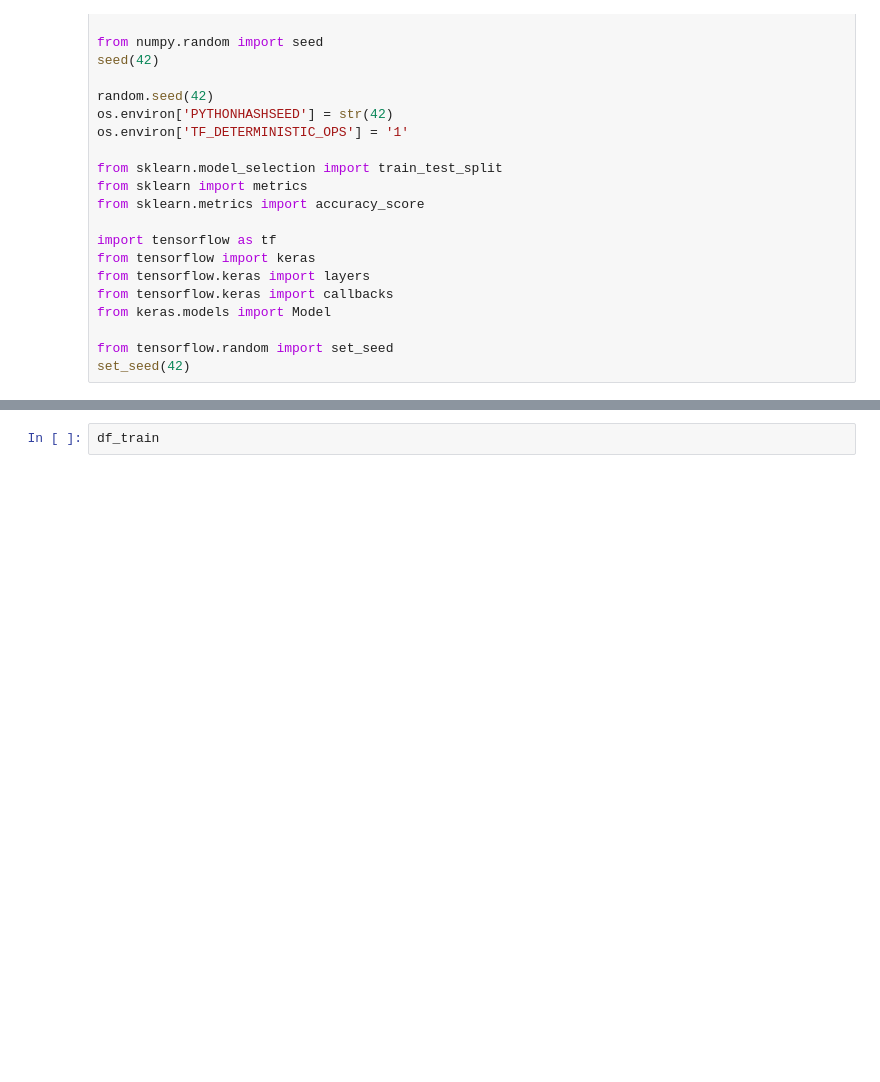
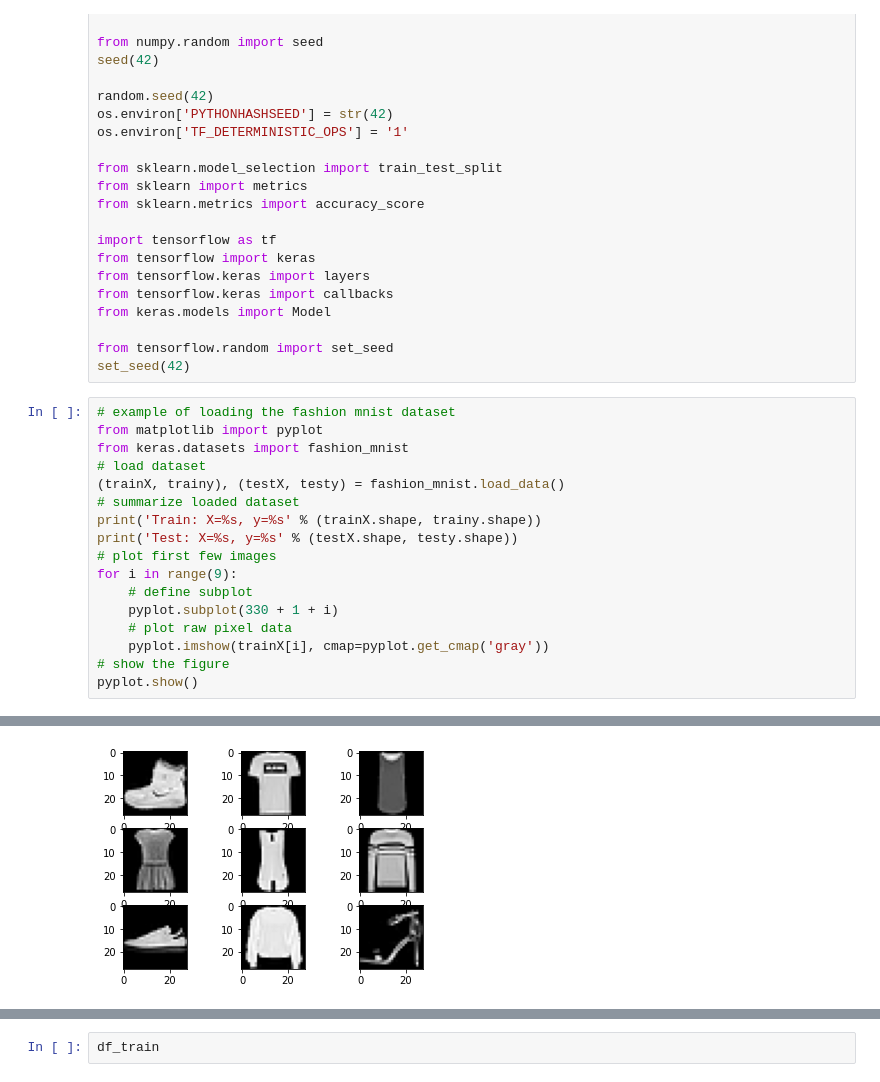
Before and after one commit to kristina0614/Computer-Vision-Course, a Jupyter notebook: Fashion_MNIST_Kaggle_File.ipynb, the cells around one changed output, grey strips where cells are left out. Cells and saved outputs as stored; diff of their text form; blank space fills up the shorter version.

```diff
--- a/Fashion_MNIST_Kaggle_File.ipynb
+++ b/Fashion_MNIST_Kaggle_File.ipynb
@@ -89,3 +89,21 @@ from keras.models import Model
 
 from tensorflow.random import set_seed
 set_seed(42)
+# %%
+# example of loading the fashion mnist dataset
+from matplotlib import pyplot
+from keras.datasets import fashion_mnist
+# load dataset
+(trainX, trainy), (testX, testy) = fashion_mnist.load_data()
+# summarize loaded dataset
+print('Train: X=%s, y=%s' % (trainX.shape, trainy.shape))
+print('Test: X=%s, y=%s' % (testX.shape, testy.shape))
+# plot first few images
+for i in range(9):
+	# define subplot
+	pyplot.subplot(330 + 1 + i)
+	# plot raw pixel data
+	pyplot.imshow(trainX[i], cmap=pyplot.get_cmap('gray'))
+# show the figure
+pyplot.show()
+# %% [output]
@@ -92,3 +123,4 @@ set_seed(42)
+[figure, added]
 # %%
 df_train = pd.read_csv('../input/fashionmnist/fashion-mnist_train.csv')
 df_test = pd.read_csv('../input/fashionmnist/fashion-mnist_test.csv')
```
Also changed, not shown: parts of 2 cells of this notebook.
